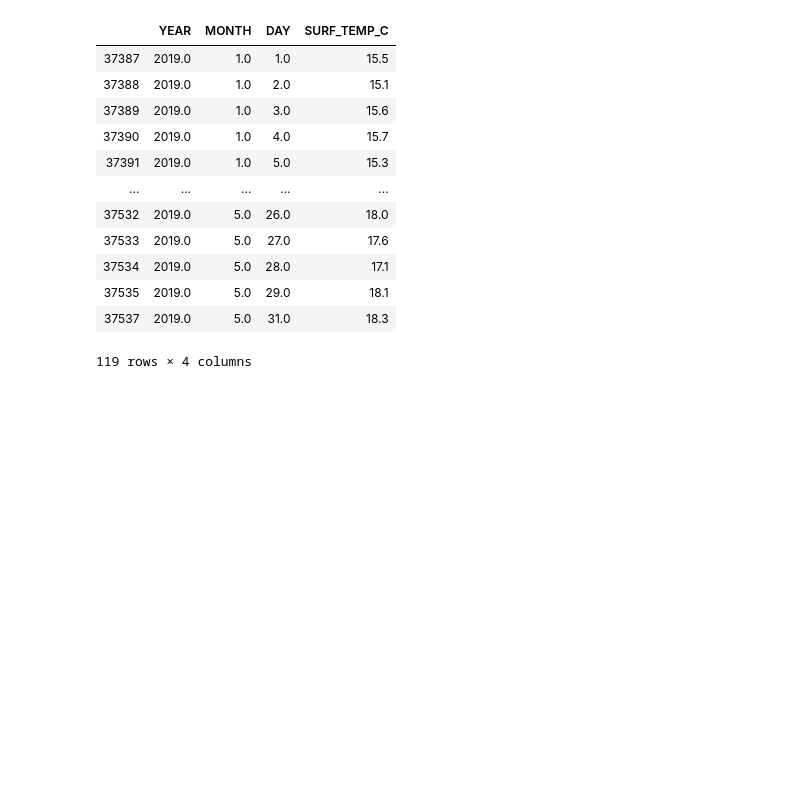
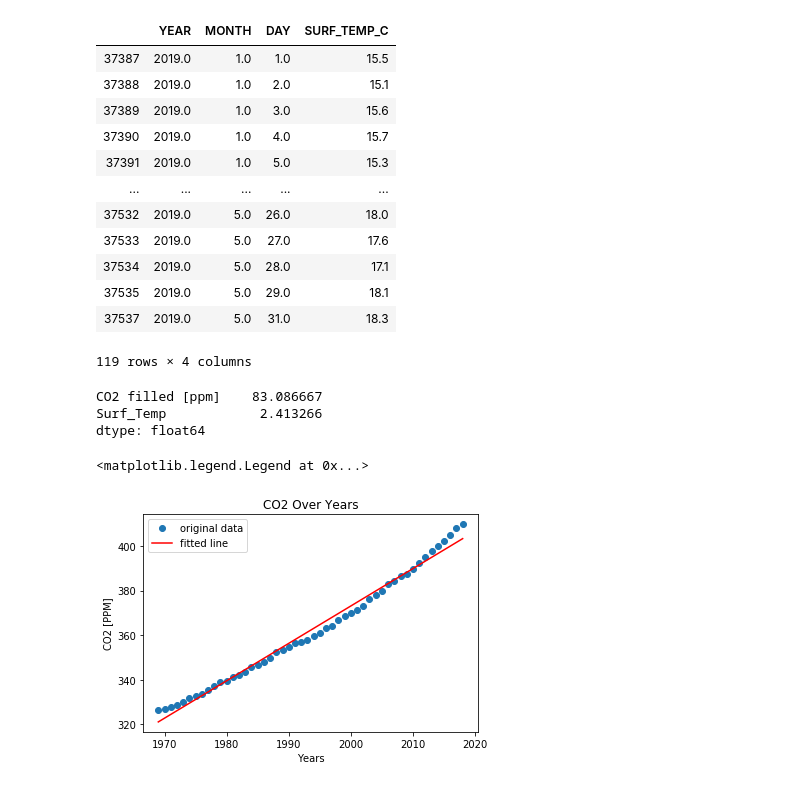
Before and after one commit to giantmagellan/sandiego-climate-analysis, a Jupyter notebook: CO2/CO2Levels.ipynb, the cells around one changed output. Drawn from its saved outputs; the diff is of its cells as text; code cells hidden in the pictures; blank space fills up the shorter version.

Commit message:
Linear regression

```diff
--- a/CO2/CO2Levels.ipynb
+++ b/CO2/CO2Levels.ipynb
@@ -113,3 +113,38 @@ surfTemps2[surfTemps2['YEAR'] == 2019.0].dropna()
 | 37535 | 2019.0 | 5.0 | 29.0 | 18.1 |
 | 37537 | 2019.0 | 5.0 | 31.0 | 18.3 |
 119 rows × 4 columns
+# %%
+# Change in averages from 1969
+samples['CO2 filled [ppm]']
+samples.iloc[49] - samples.iloc[0]
+# %% [output]
+CO2 filled [ppm]    83.086667
+Surf_Temp            2.413266
+dtype: float64
+# %%
+# Linear regression on Temps
+from scipy import stats
+
+# m_slope, m_int, m_r, m_p, m_std_err = stats.linregress(samples.index, samples['CO2 filled [ppm]'])
+# m_fit = m_slope * samples.index + m_int
+# m_fit
+# stats.linregress(samples.index,samples['CO2 filled [ppm]'])
+
+# fig = plt.subplots()
+# ax1.plot(samples.index)
+# ax2.plot(samples['CO2 filled [ppm]'])
+
+x = samples.index
+y = samples['CO2 filled [ppm]']
+
+slope, intercept, r_value, p_value, std_err = stats.linregress(x,y)
+plt.plot(x, y, 'o', label='original data')
+plt.plot(x, intercept + slope*x, 'r', label='fitted line')
+
+plt.title('CO2 Over Years')
+plt.xlabel('Years')
+plt.ylabel('CO2 [PPM]')
+plt.legend(loc='best')
+# %% [output]
+<matplotlib.legend.Legend at 0x...>
+[figure, added]
```
Also changed, not shown: parts of 1 cell of this notebook.
